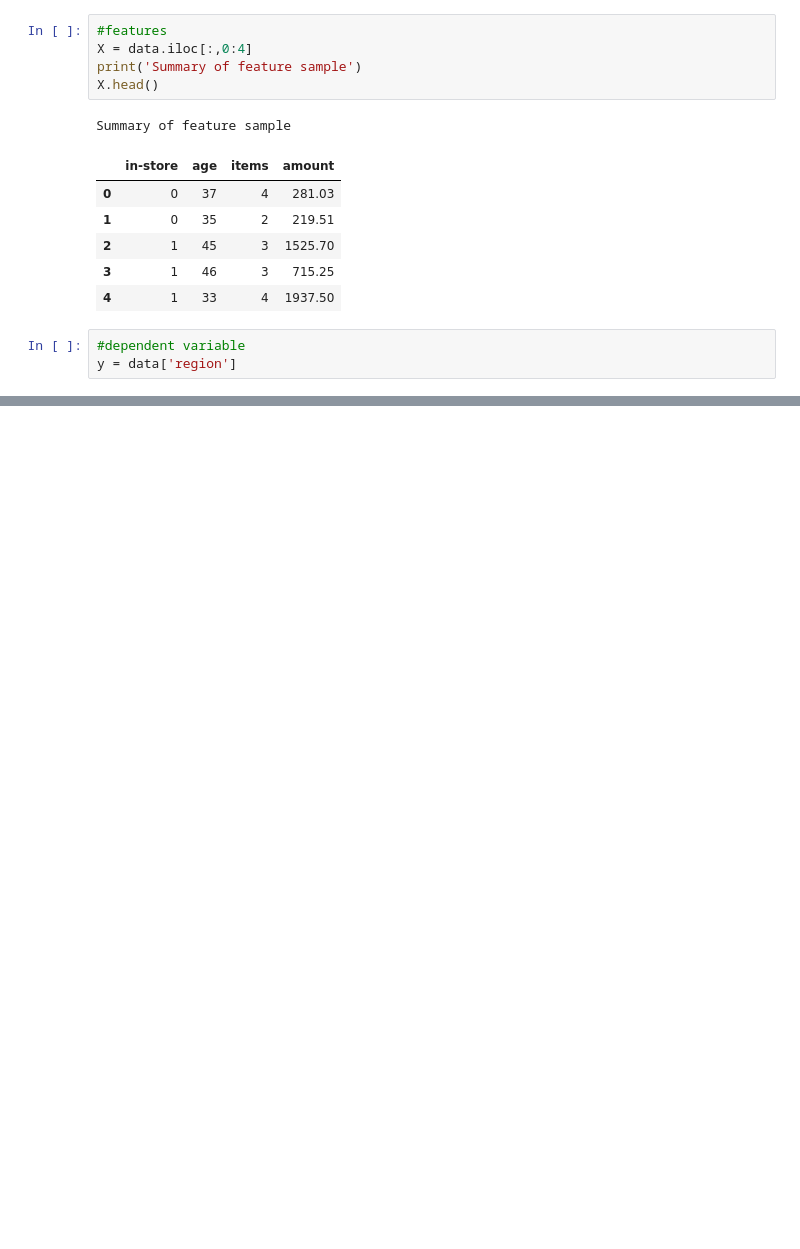
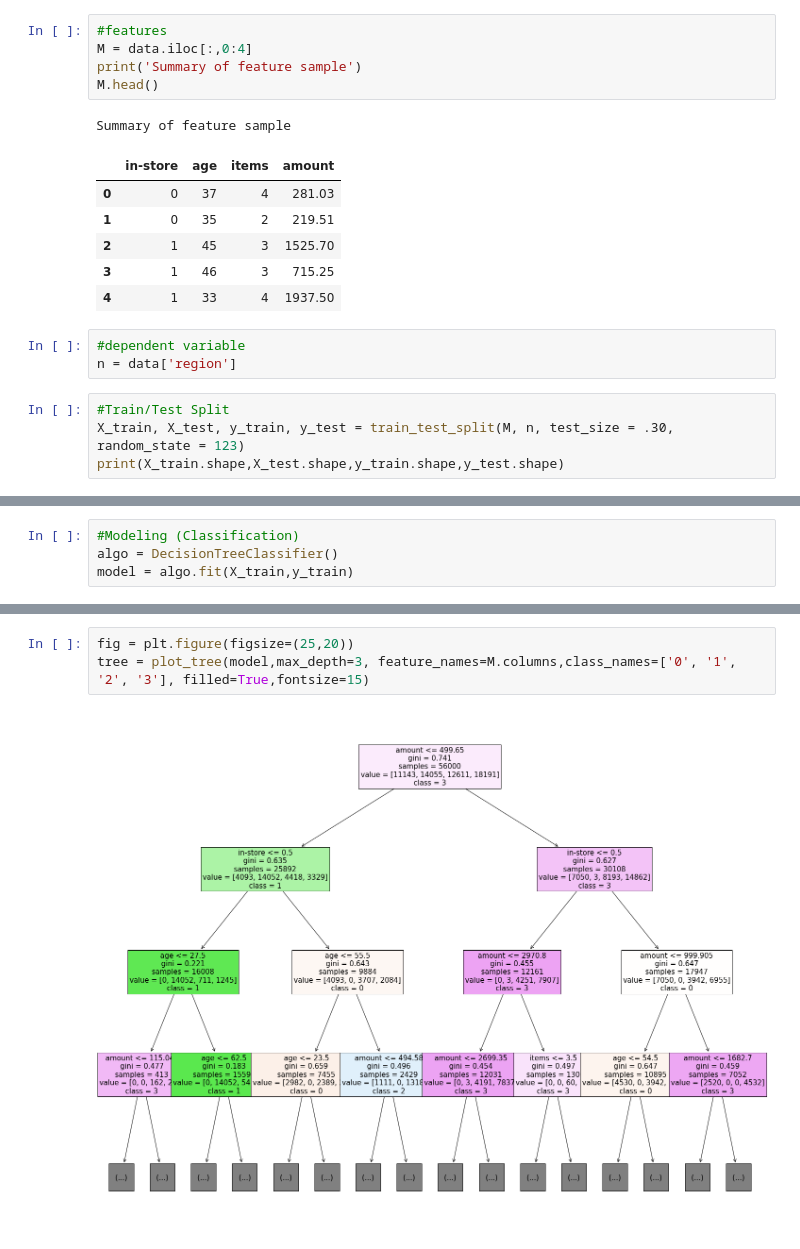
Before and after one commit to Sugithadev/Course1Task2, a Jupyter notebook: C1T2 Sandbox - Sugi .ipynb, the cells around one changed output, grey strips where cells are left out. Cells and saved outputs as stored; diff of their text form; blank space fills up the shorter version.

Commit message:
update 11_8_2020
Discretize and model/predict

```diff
--- a/C1T2 Sandbox - Sugi .ipynb
+++ b/C1T2 Sandbox - Sugi .ipynb
@@ -267,8 +305,8 @@ print(A)
 # %%
 #features
-X = data.iloc[:,0:4]
+M = data.iloc[:,0:4]
 print('Summary of feature sample')
-X.head()
+M.head()
 # %% [output]
 Summary of feature sample
 |  | in-store | age | items | amount |
@@ -279,4 +317,8 @@ Summary of feature sample
 | 4 | 1 | 33 | 4 | 1937.50 |
 # %%
 #dependent variable
-y = data['region']
+n = data['region']
+# %%
+#Train/Test Split
+X_train, X_test, y_train, y_test = train_test_split(M, n, test_size = .30, random_state = 123)
+print(X_train.shape,X_test.shape,y_train.shape,y_test.shape)
@@ -282,0 +327,4 @@ y = data['region']
+# %%
+#Modeling (Classification)
+algo = DecisionTreeClassifier()
+model = algo.fit(X_train,y_train)
@@ -282,0 +347,5 @@ y = data['region']
+# %%
+fig = plt.figure(figsize=(25,20))
+tree = plot_tree(model,max_depth=3, feature_names=M.columns,class_names=['0', '1', '2', '3'], filled=True,fontsize=15)
+# %% [output]
+[figure, added]
```
Also changed, not shown: parts of 55 cells of this notebook.
